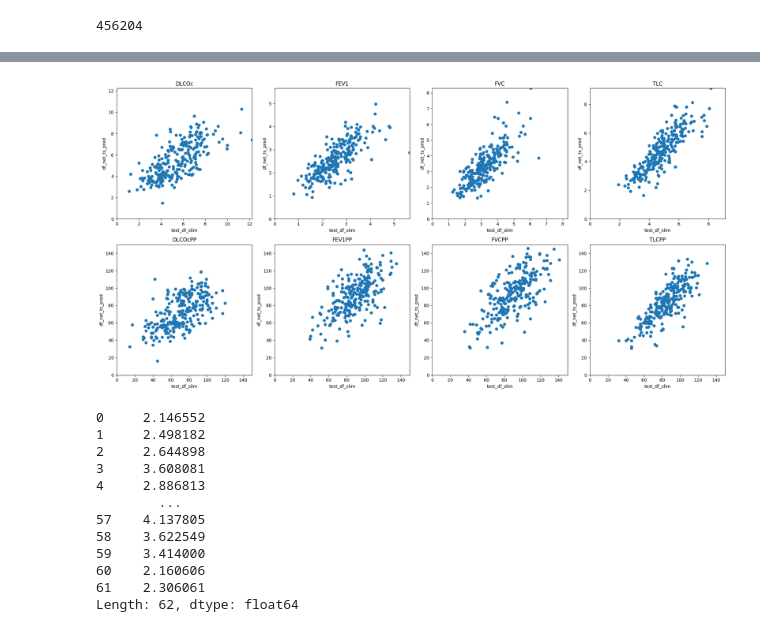
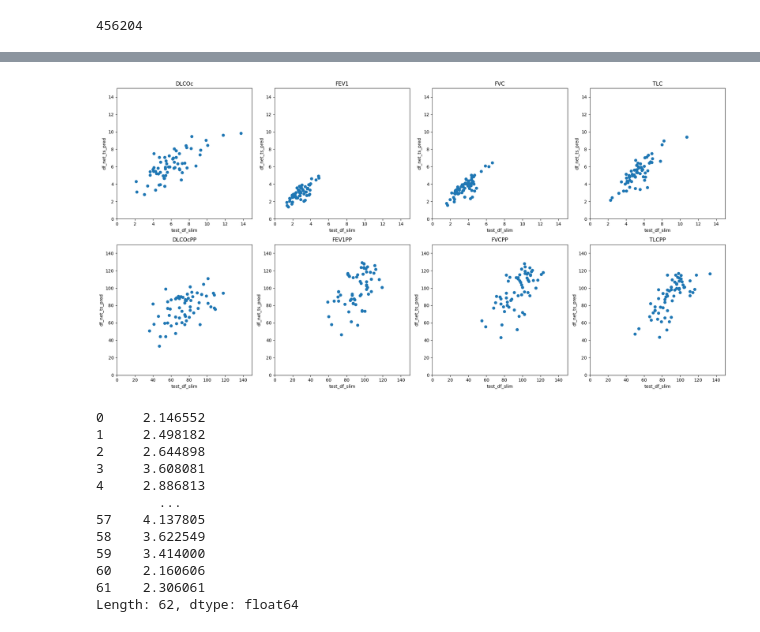
Before and after one commit to Jingnan-Jia/PFT_estimation, a Jupyter notebook: lung_function/scripts/jupyter_notebooks/calculate_reference.ipynb, the cells around one changed output, grey strips where cells are left out. Drawn from its saved outputs; the diff is of its cells as text; code cells hidden in the pictures.

```diff
--- a/lung_function/scripts/jupyter_notebooks/calculate_reference.ipynb
+++ b/lung_function/scripts/jupyter_notebooks/calculate_reference.ipynb
@@ -28,23 +28,19 @@ file_fpath = 'all_biomarkers_correct3.csv'
 df=pd.read_csv(file_fpath)
 # %%
 mode = 'valid'  # valid or test
-net_pred_fpath0 = f"/home/jjia/data/lung_function/lung_function/scripts/results/experiments/2542/{mode}_pred.csv"
-df_net_pred = pd.read_csv(net_pred_fpath0)
+net_pred_fpath1 = f"/home/jjia/data/lung_function/lung_function/scripts/results/experiments/2663/{mode}_pred.csv"
+net_pred_fpath2 = f"/home/jjia/data/lung_function/lung_function/scripts/results/experiments/2654/{mode}_pred.csv"
+net_pred_fpath3 = f"/home/jjia/data/lung_function/lung_function/scripts/results/experiments/2655/{mode}_pred.csv"
+net_pred_fpath4 = f"/home/jjia/data/lung_function/lung_function/scripts/results/experiments/2661/{mode}_pred.csv"
 
-net_label_fpath = f"/home/jjia/data/lung_function/lung_function/scripts/results/experiments/2542/{mode}_label.csv"
+net_label_fpath = f"/home/jjia/data/lung_function/lung_function/scripts/results/experiments/2663/{mode}_label.csv"
+
+df_net_pred1 = pd.read_csv(net_pred_fpath1)
+df_net_pred2 = pd.read_csv(net_pred_fpath2)
+df_net_pred3 = pd.read_csv(net_pred_fpath3)
+df_net_pred4 = pd.read_csv(net_pred_fpath4)
+df_net_pred = pd.DataFrame({'pat_id': df_net_pred1['pat_id'],'DLCOc':df_net_pred1['DLCOc_SB'], 'FEV1': df_net_pred2['FEV1'], 'FVC': df_net_pred3['FVC'],'TLC': df_net_pred4['TLC_He'] })
 df_net_label = pd.read_csv(net_label_fpath)
-
-# net_pred_fpath1 = f"/home/jjia/data/lung_function/lung_function/scripts/results/experiments/2663/{mode}_pred.csv"
-# net_pred_fpath2 = f"/home/jjia/data/lung_function/lung_function/scripts/results/experiments/2654/{mode}_pred.csv"
-# net_pred_fpath3 = f"/home/jjia/data/lung_function/lung_function/scripts/results/experiments/2655/{mode}_pred.csv"
-# net_pred_fpath4 = f"/home/jjia/data/lung_function/lung_function/scripts/results/experiments/2661/{mode}_pred.csv"
-
-
-# df_net_pred1 = pd.read_csv(net_pred_fpath1)
-# df_net_pred2 = pd.read_csv(net_pred_fpath2)
-# df_net_pred3 = pd.read_csv(net_pred_fpath3)
-# df_net_pred4 = pd.read_csv(net_pred_fpath4)
-# df_net_pred = pd.DataFrame({'pat_id': df_net_pred1['pat_id'],'DLCOc':df_net_pred1['DLCOc_SB'], 'FEV1': df_net_pred2['FEV1'], 'FVC': df_net_pred3['FVC'],'TLC': df_net_pred4['TLC_He'] })
 # %%
 df_net_label
 # %%
@@ -181,41 +196,43 @@ TLCPP:   r: 0.713, mean: -1.72, std, 12.94, MAE, 10.14, std_mae: 8.19, MRE, 0.13
+# %%
+assert len(df_net_ts_pred) == len(test_df)
+df_net_ts_pred = df_net_ts_pred.set_axis(range(len(df_net_ts_pred)))
+test_df = test_df.set_axis(range(len(test_df)))
 # %%
 import matplotlib.pyplot as plt
 
 # 列名列表
 cols = ['DLCOc', 'FEV1', 'FVC', 'TLC','DLCOcPP', 'FEV1PP', 'FVCPP', 'TLCPP']
 
 # 创建一个 2 行 4 列的子图
 fig, axs = plt.subplots(nrows=2, ncols=4, figsize=(20, 10))
 
 # 循环遍历每个列
 for i, name in enumerate(cols):
     # 计算子图的行和列
     row = i // 4
     col = i % 4
 
     # 绘制散点图
-    axs[row, col].scatter(df_label_slim[name], df_net_pred[name])
+    axs[row, col].scatter(test_df_slim[name], df_net_ts_pred[name])
 
     # 设置子图标题和坐标轴标签
     axs[row, col].set_title(name)
     axs[row, col].set_xlabel('test_df_slim')
     axs[row, col].set_ylabel('df_net_ts_pred')
-
     if row!=1:
-        max_value = max(df_label_slim[name].max(), df_net_pred[name].max())
-        axs[row, col].set_ylim(0, max_value)
-        axs[row, col].set_xlim(0, max_value)
+        axs[row, col].set_ylim(0, 15)
+        axs[row, col].set_xlim(0, 15)
     else:
         axs[row, col].set_ylim(0, 150)
         axs[row, col].set_xlim(0, 150)
 
 # 调整子图之间的间距和边距
 plt.tight_layout()
 
 # 显示图像
 plt.show()
 # %% [output]
-[figure, old version]
+[figure, new version]
 # %%
 df_net_ts_pred['FEV1'] / test_df_slim['FEV1PP']*100
 # %% [output]
```
Also changed, not shown: parts of 9 cells of this notebook, 16 other files.
